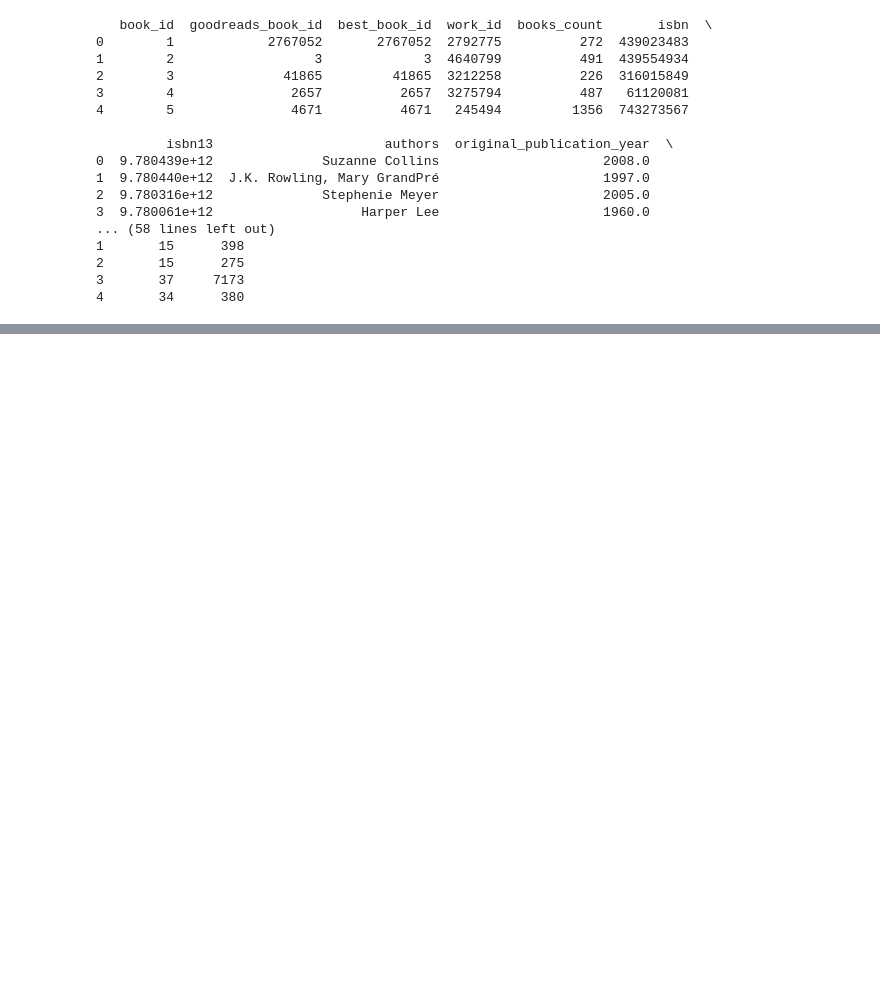
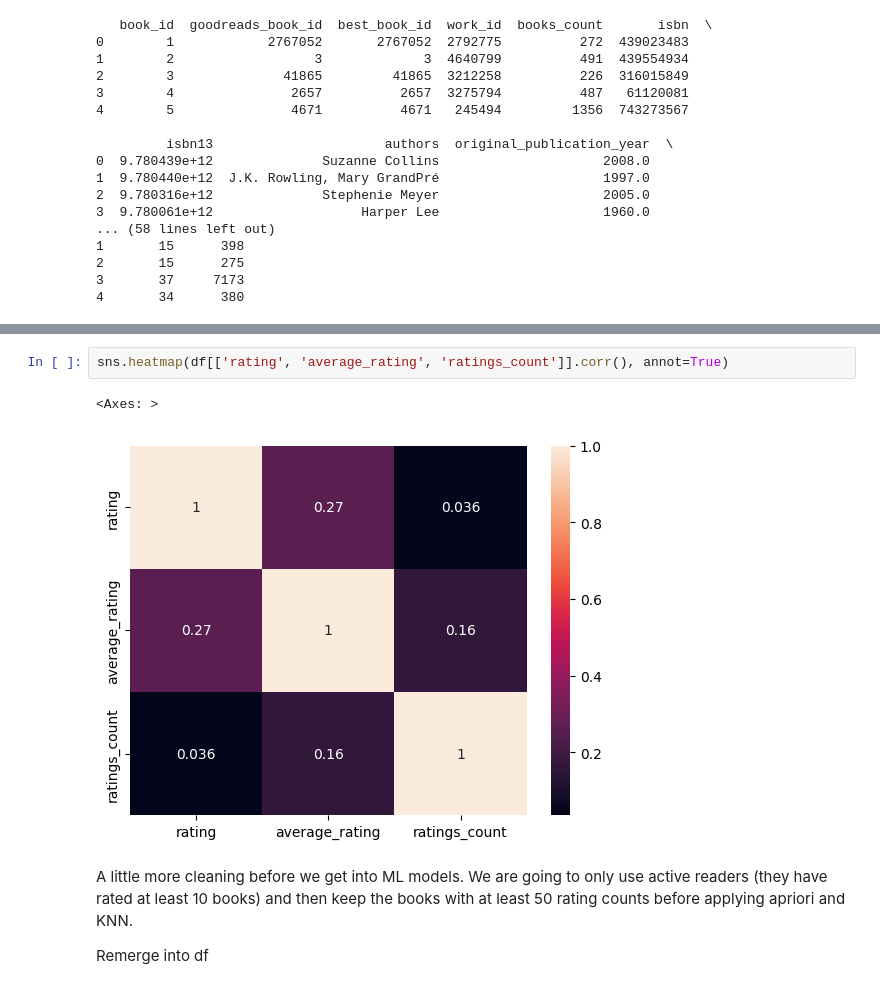
Before and after one commit to ItsNotGordon/reading-nook, a Jupyter notebook: notebook.ipynb, the cells around one changed output, grey strips where cells are left out. Saved outputs shown, nothing was run; the diff lists cells and outputs as text; blank space fills up the shorter version.

```diff
--- a/notebook.ipynb
+++ b/notebook.ipynb
@@ -65,0 +108,9 @@ df.shape #to confirm the merge happened
+# %%
+sns.heatmap(df[['rating', 'average_rating', 'ratings_count']].corr(), annot=True)
+# %% [output]
+<Axes: >
+[figure, added]
+# %% [markdown]
+A little more cleaning before we get into ML models. We are going to only use active readers (they have rated at least 10 books) and then keep the books with at least 50 rating counts before applying apriori and KNN.
+
+Remerge into df
```
Also changed, not shown: parts of 16 cells of this notebook.
